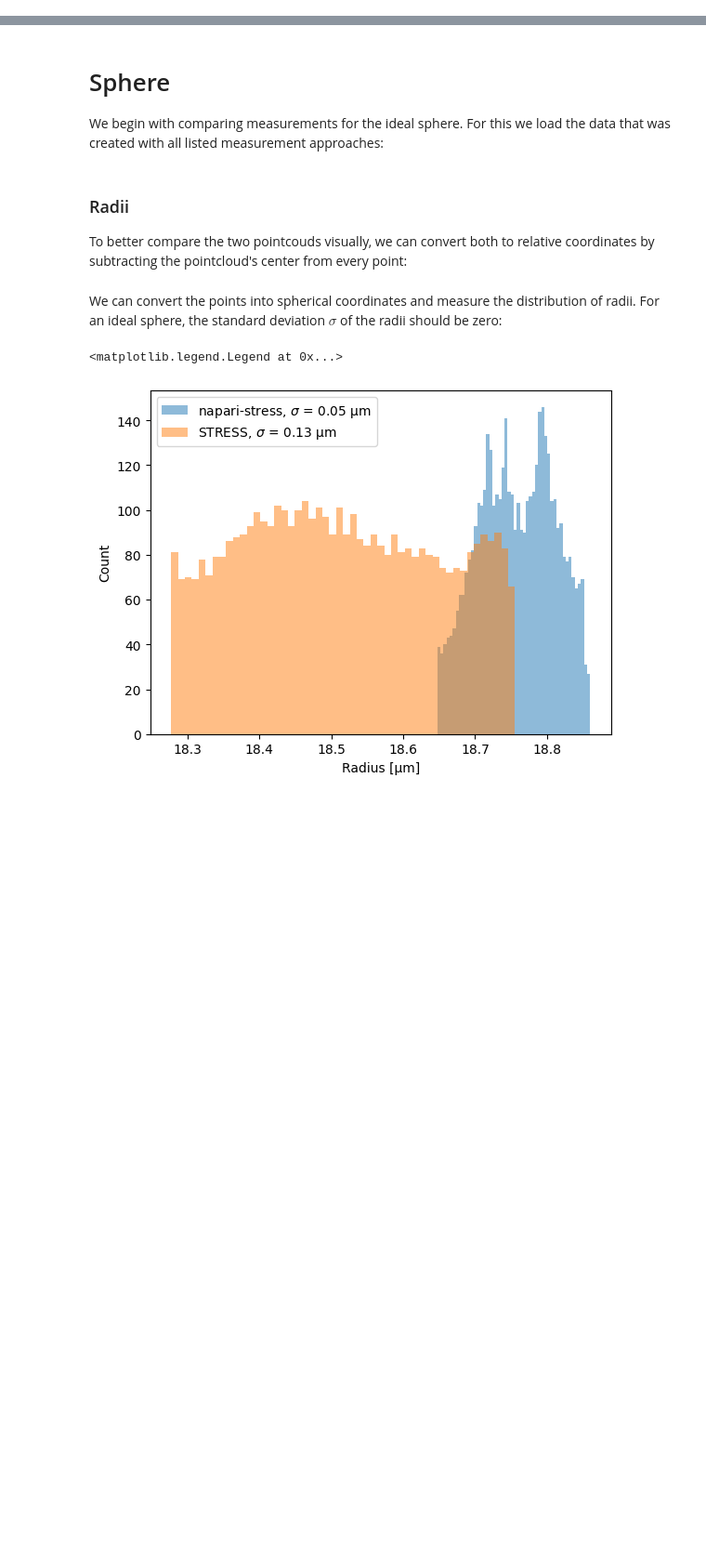
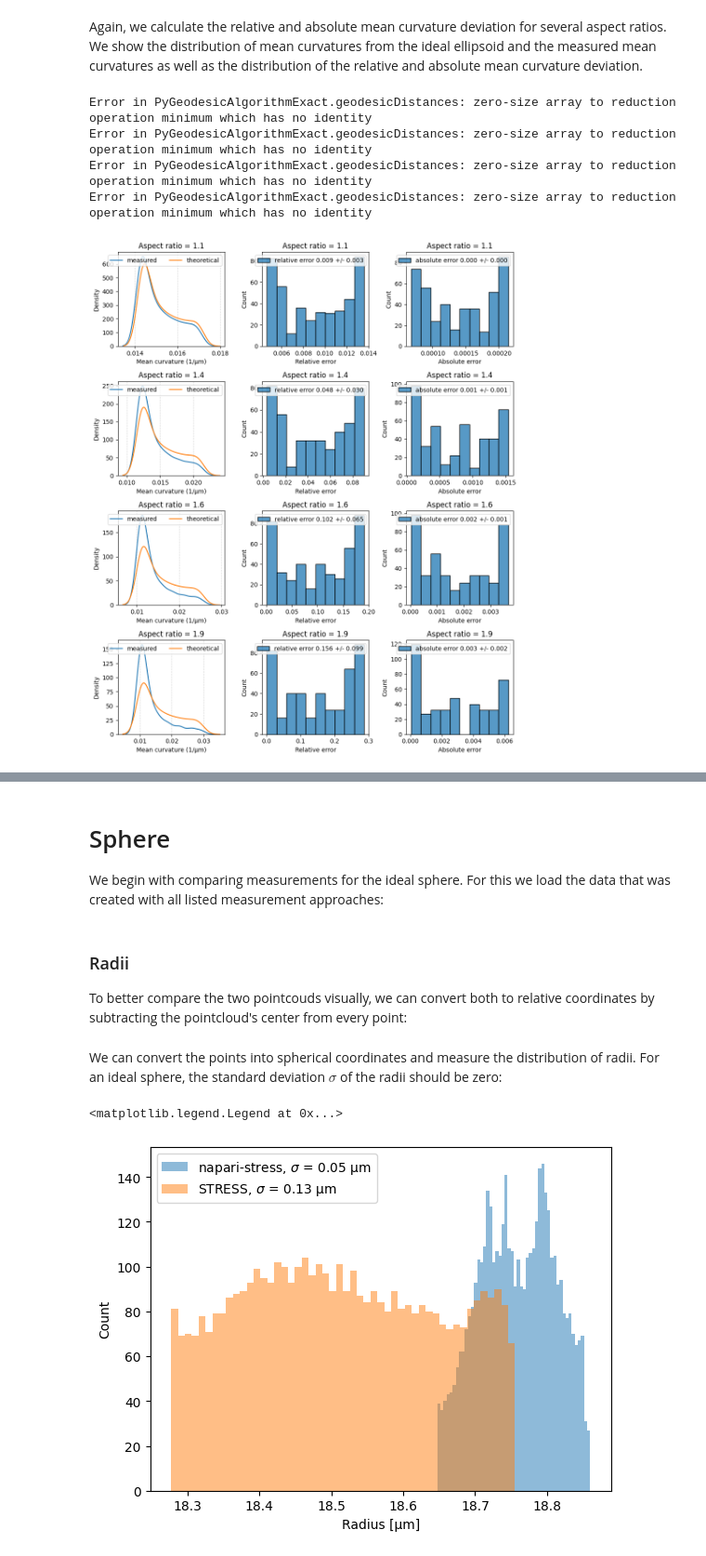
Before and after one commit to campaslab/napari-stress, a Jupyter notebook: docs/05_FAQ/02_validation/analyze_validation.ipynb, the cells around one changed output, grey strips where cells are left out. Shown at 93% size. Drawn from its saved outputs; the diff is of its cells as text; code cells hidden in the pictures; blank space fills up the shorter version.

```diff
--- a/docs/05_FAQ/02_validation/analyze_validation.ipynb
+++ b/docs/05_FAQ/02_validation/analyze_validation.ipynb
@@ -39,0 +176,42 @@ from napari_stress import sample_data, reconstruction, measurements
+# %% [markdown]
+Again, we calculate the relative and absolute mean curvature deviation for several aspect ratios. We show the distribution of mean curvatures from the ideal ellipsoid and the measured mean curvatures as well as the distribution of the relative and absolute mean curvature deviation.
+# %%
+size = 256
+b, c = 0.5, 0.5
+number_of_ellipsoids = 4
+
+fig, axes = plt.subplots(nrows=number_of_ellipsoids, ncols=3, figsize=(10,3 * number_of_ellipsoids))
+
+for idx, a in enumerate(np.linspace(0.55, 0.95, number_of_ellipsoids)):
+
+    ellipsoid = sample_data.make_blurry_ellipsoid(a, b, c, size, definition_width=10)[0]
+    results_reconstruction = reconstruction.reconstruct_droplet(ellipsoid, voxelsize=np.array([1,1,1]), use_dask=False,
+                                                            resampling_length=3, interpolation_method='linear', trace_length=10, sampling_distance=1)
+    results_measurement = measurements.comprehensive_analysis(results_reconstruction[3][0], max_degree=20, n_quadrature_points=434, gamma=5)
+
+    mean_curvature_measured = results_measurement[3][1]['features']['mean_curvature']
+    mean_curvature_theoretical = theoretical_mean_curvature_on_pointcloud(c * size/2, b * size/2, a * size/2,
+                                                                          results_measurement[4][0])
+    relative_difference = np.abs(mean_curvature_measured - mean_curvature_theoretical) / mean_curvature_theoretical
+    absolute_difference = np.abs(mean_curvature_measured - mean_curvature_theoretical)
+
+    sns.kdeplot(data=mean_curvature_measured, ax=axes[idx, 0], label='measured')
+    sns.kdeplot(data=mean_curvature_theoretical, ax=axes[idx, 0], label='theoretical')
+    sns.histplot(data=relative_difference, ax=axes[idx, 1], label='relative error {:.3f} +/- {:.3f}'.format(np.mean(relative_difference), np.std(relative_difference)))
+    sns.histplot(data=absolute_difference, ax=axes[idx, 2], label='absolute error {:.3f} +/- {:.3f}'.format(np.mean(absolute_difference), np.std(absolute_difference)))
+
+    for ax in axes[idx, :]:
+        axes[idx, 0].set_xlabel('Mean curvature (1/µm)')
+        axes[idx, 1].set_xlabel('Relative error')
+        axes[idx, 2].set_xlabel('Absolute error')
+        axes[idx, 0].grid(which='major', axis='x', linestyle='--', alpha=0.5)
+        ax.set_title('Aspect ratio = {:.1f}'.format(a/b))
+        ax.legend(ncols=2)
+
+fig.tight_layout()
+# %% [output]
+Error in PyGeodesicAlgorithmExact.geodesicDistances: zero-size array to reduction operation minimum which has no identity
+Error in PyGeodesicAlgorithmExact.geodesicDistances: zero-size array to reduction operation minimum which has no identity
+Error in PyGeodesicAlgorithmExact.geodesicDistances: zero-size array to reduction operation minimum which has no identity
+Error in PyGeodesicAlgorithmExact.geodesicDistances: zero-size array to reduction operation minimum which has no identity
+[figure, added]
```
Also changed, not shown: parts of 26 cells of this notebook.
